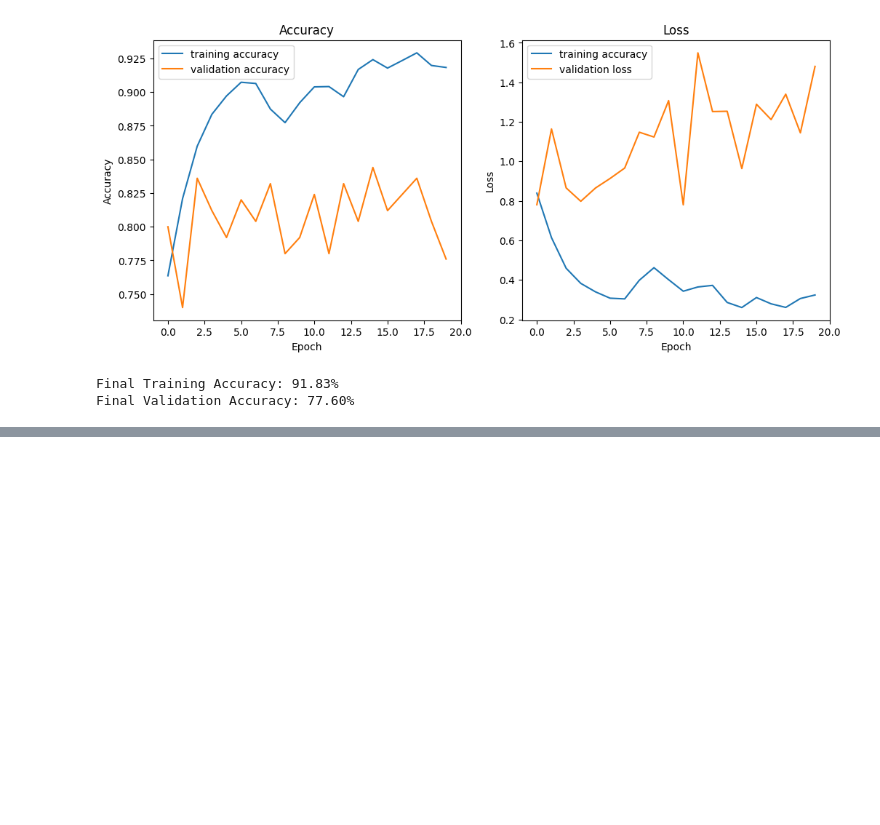
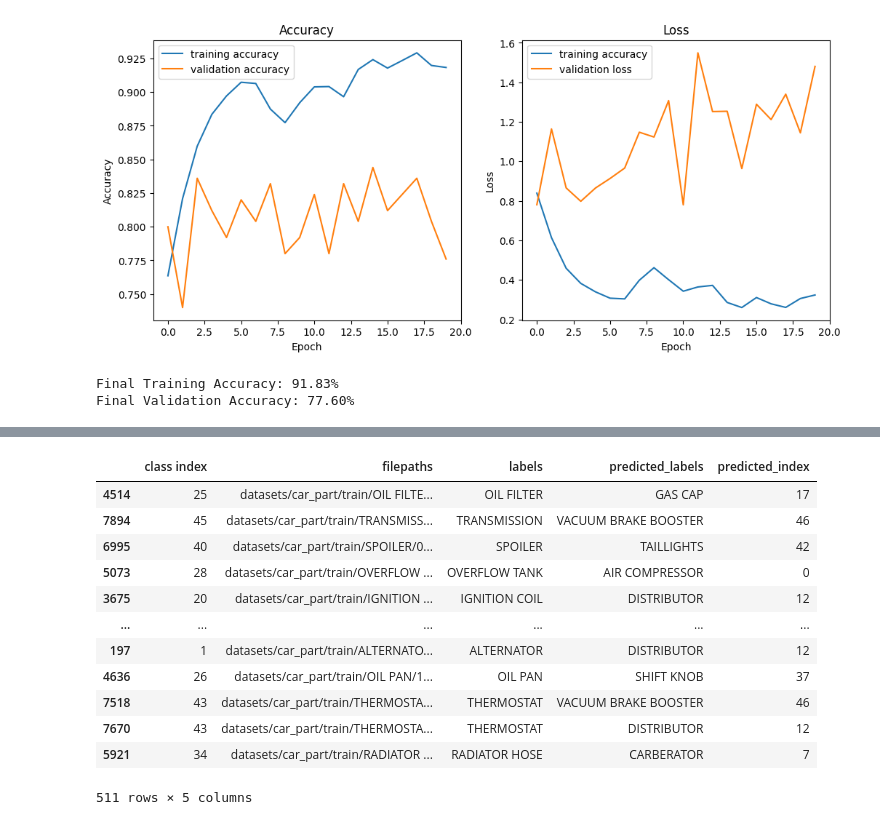
Before and after one commit to desracto/csci316-proj2, a Jupyter notebook: car-part.ipynb, the cells around one changed output, grey strips where cells are left out. Drawn from its saved outputs; the diff is of its cells as text; code cells hidden in the pictures; blank space fills up the shorter version.

```diff
--- a/car-part.ipynb
+++ b/car-part.ipynb
@@ -564,0 +914,16 @@ print(f"Final Validation Accuracy: {final_validation_accuracy * 100:.2f}%")
+# %%
+test_df[test_df['labels'] != test_df['predicted_labels']]
+# %% [output]
+|  | class index | filepaths | labels | predicted_labels | predicted_index |
+| 4514 | 25 | datasets/car_part/train/OIL FILTE... | OIL FILTER | GAS CAP | 17 |
+| 7894 | 45 | datasets/car_part/train/TRANSMISS... | TRANSMISSION | VACUUM BRAKE BOOSTER | 46 |
+| 6995 | 40 | datasets/car_part/train/SPOILER/0... | SPOILER | TAILLIGHTS | 42 |
+| 5073 | 28 | datasets/car_part/train/OVERFLOW ... | OVERFLOW TANK | AIR COMPRESSOR | 0 |
+| 3675 | 20 | datasets/car_part/train/IGNITION ... | IGNITION COIL | DISTRIBUTOR | 12 |
+| ... | ... | ... | ... | ... | ... |
+| 197 | 1 | datasets/car_part/train/ALTERNATO... | ALTERNATOR | DISTRIBUTOR | 12 |
+| 4636 | 26 | datasets/car_part/train/OIL PAN/1... | OIL PAN | SHIFT KNOB | 37 |
+| 7518 | 43 | datasets/car_part/train/THERMOSTA... | THERMOSTAT | VACUUM BRAKE BOOSTER | 46 |
+| 7670 | 43 | datasets/car_part/train/THERMOSTA... | THERMOSTAT | DISTRIBUTOR | 12 |
+| 5921 | 34 | datasets/car_part/train/RADIATOR ... | RADIATOR HOSE | CARBERATOR | 7 |
+511 rows × 5 columns
```
Also changed, not shown: parts of 74 cells of this notebook, 12 other files.
